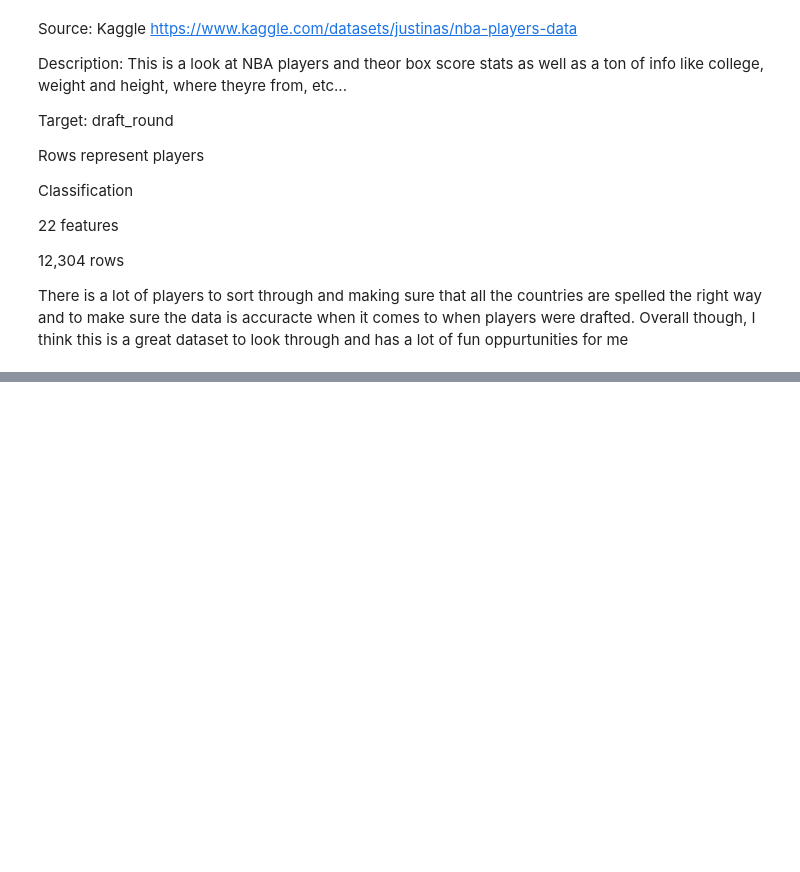
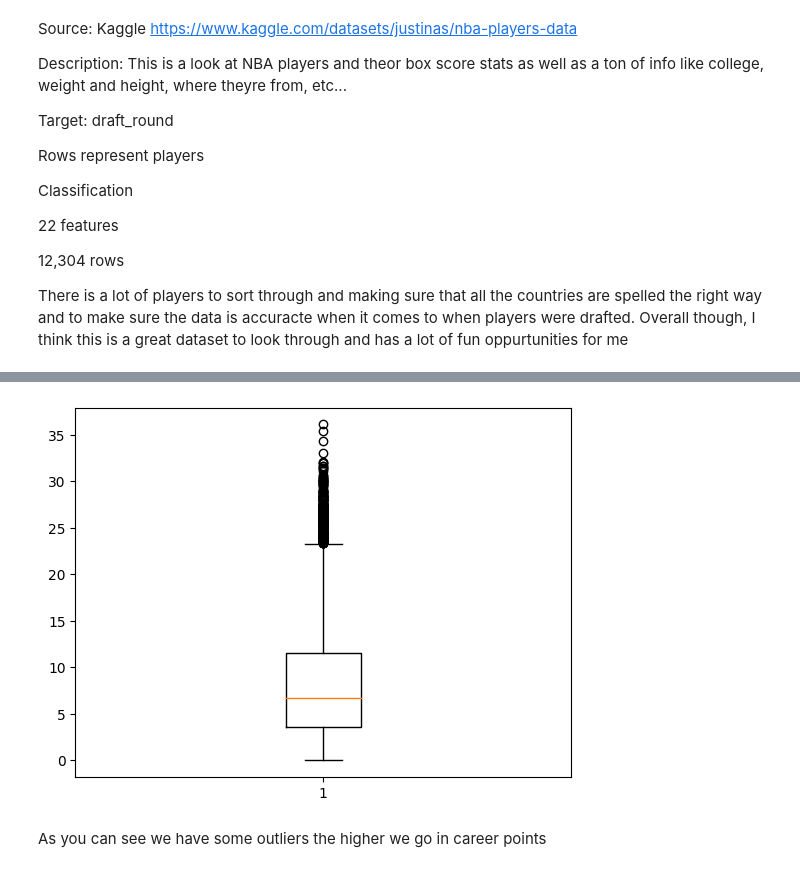
Before and after one commit to BrettBoynton/Project-2, a Jupyter notebook: Project_2.ipynb, the cells around one changed output, grey strips where cells are left out. Drawn from its saved outputs; the diff is of its cells as text; code cells hidden in the pictures; blank space fills up the shorter version.

```diff
--- a/Project_2.ipynb
+++ b/Project_2.ipynb
@@ -63,0 +83,7 @@ Making sure all of the words are spelt correctly and dealing with the num_review
+# %%
+fig, ax = plt.subplots()
+ax.boxplot(df["pts"]);
+# %% [output]
+[figure, added]
+# %% [markdown]
+As you can see we have some outliers the higher we go in career points
```
Also changed, not shown: parts of 14 cells of this notebook.
